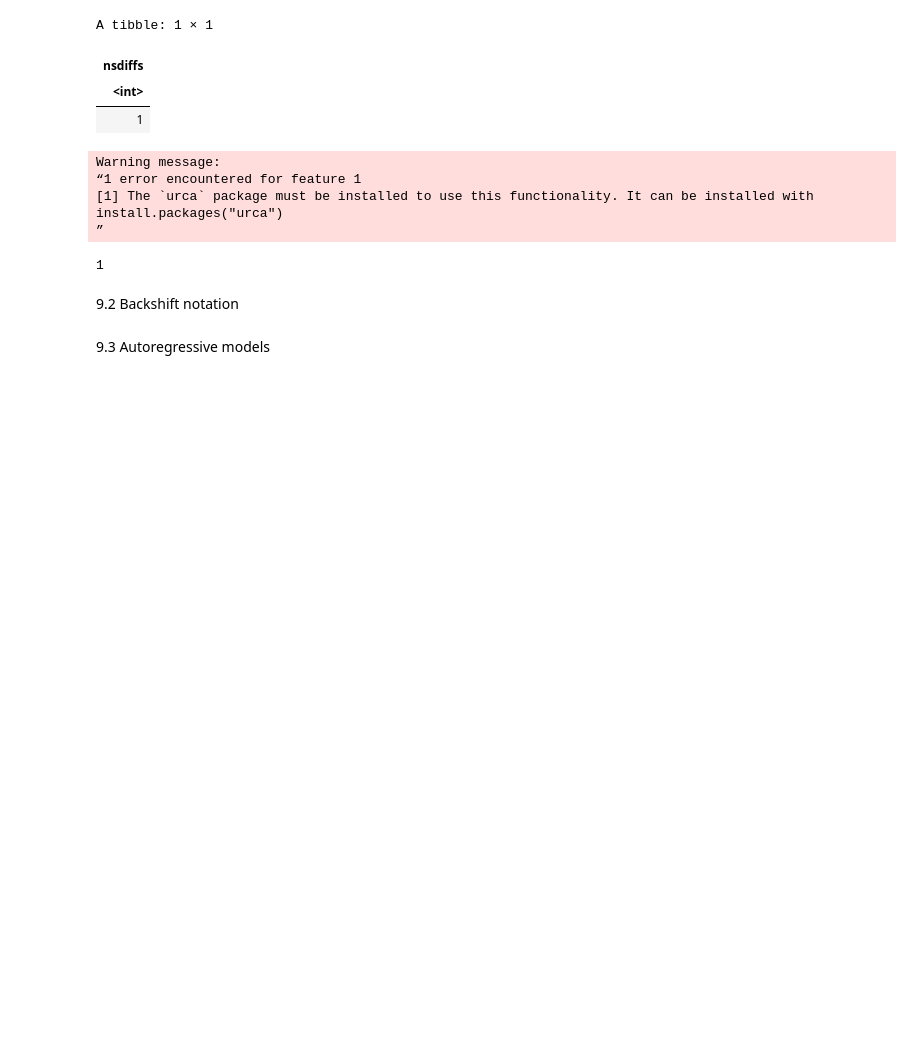
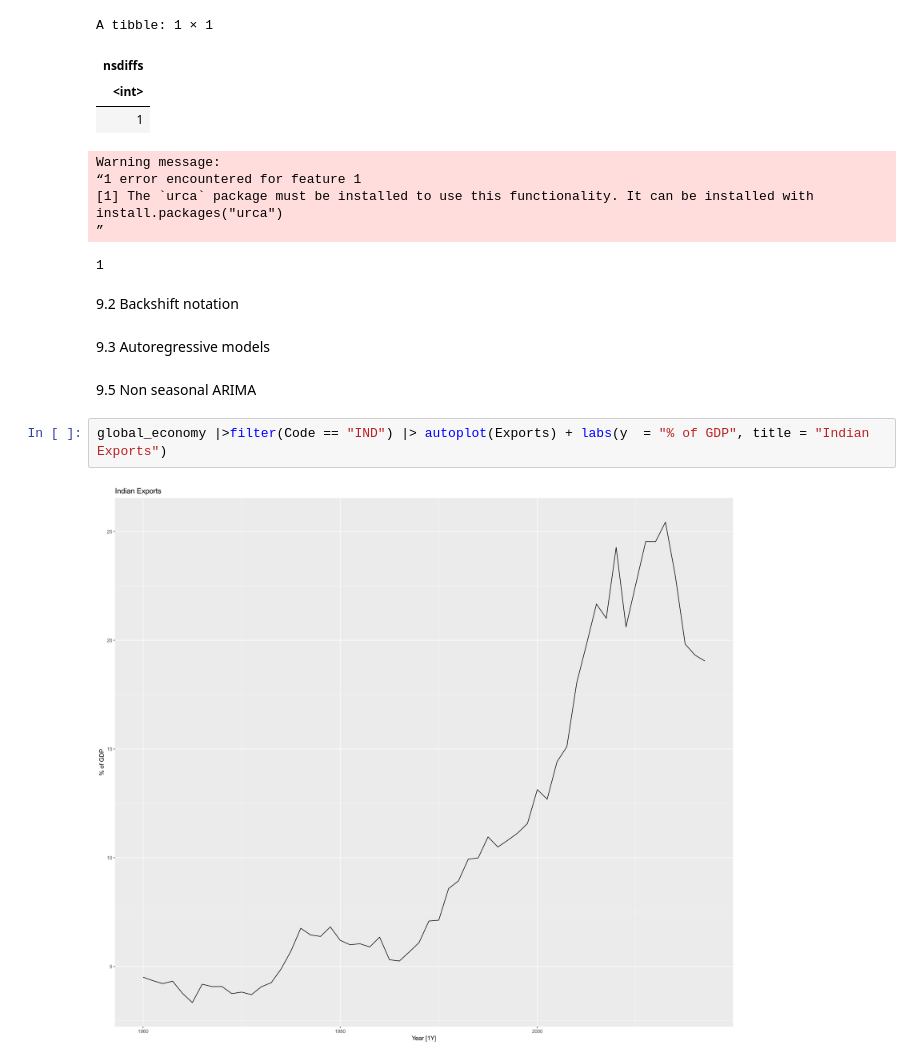
Before and after one commit to ARKA1112/Time_Series_R, a Jupyter notebook: OTEXTS_9.ipynb, the cells around one changed output. Drawn from its saved outputs; the diff is of its cells as text; blank space fills up the shorter version.

```diff
--- a/OTEXTS_9.ipynb
+++ b/OTEXTS_9.ipynb
@@ -141,3 +124,9 @@ Warning message:
 9.2 Backshift notation
 # %% [markdown]
 9.3 Autoregressive models
+# %% [markdown]
+9.5 Non seasonal ARIMA
+# %%
+global_economy |>filter(Code == "IND") |> autoplot(Exports) + labs(y  = "% of GDP", title = "Indian Exports")
+# %% [output]
+[figure, added]
```
Also changed, not shown: parts of 18 cells of this notebook, 1 other file.
